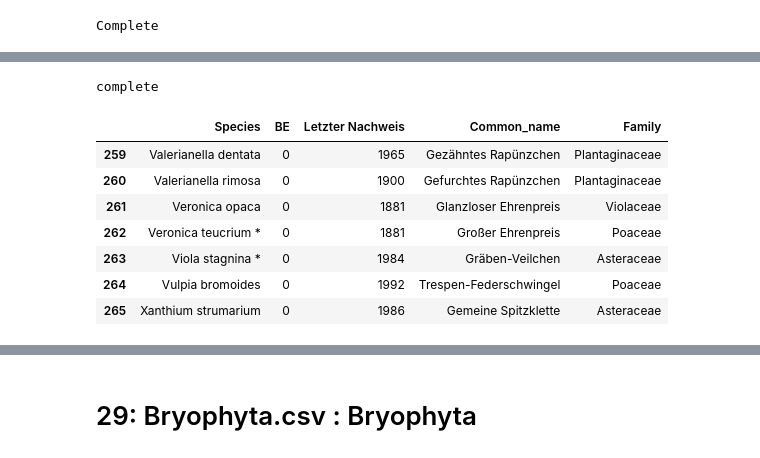
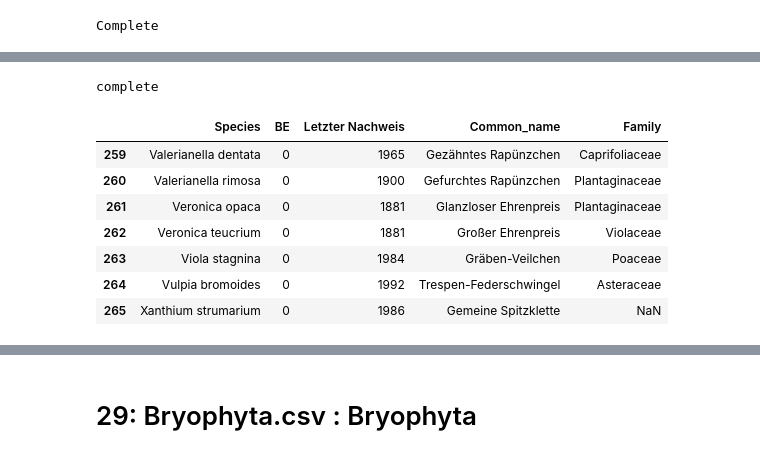
Before and after one commit to Zzzhenya/Berlin-red-list, a Jupyter notebook: Transformation/Raw_csv/Other.ipynb, the cells around one changed output, grey strips where cells are left out. Drawn from its saved outputs; the diff is of its cells as text; code cells hidden in the pictures.

```diff
--- a/Transformation/Raw_csv/Other.ipynb
+++ b/Transformation/Raw_csv/Other.ipynb
@@ -939,3 +939,8 @@ df.head()
 | 2 | Alchemilla plicata * | 0 | 1990 | Gefalteter Frauenmantel |
 | 3 | Alchemilla vulgaris s. str. | 0 | 1969 | Spitzlappiger Frauenmantel |
 | 4 | Alisma gramineum | 0 | 1950 | Grasblättriger Froschlöffel |
+# %%
+# Removing * from Species names
+df1 = df.Species.str.split(pat="*", n = 1, expand = True)
+df.Species = df1[0]
+df
@@ -945,3 +964,7 @@ df.head()
 #df1 = df.Species.str.split(pat=" ", n = 3, expand = True)
 #df.Species = df1[0].str.cat(df1[1], sep = " ")
 #df.head(10)
+# %%
+df["Species"] = df["Species"].str.replace("\n", '')
+
+df[df["Species"].str.contains("\n")]
@@ -947,0 +993,4 @@ df.head()
+# %%
+df["Common_name"] = df["Common_name"].str.replace("\n", ' ')
+
+df[df["Common_name"].str.contains("\n")]
@@ -1007,20 +1100,20 @@ gbif_data_missing["family"]
 Name: family, dtype: object
 # %%
-i = 264
+i = 251
 j = 0;
 while i < 266:
     df.at[i, "Family"] = gbif_data_missing["family"][j]
     i = i + 1
     j = j + 1
 print("complete")
 df.tail(7)
 # %% [output]
 complete
 |  | Species | BE | Letzter Nachweis | Common_name | Family |
-| 259 | Valerianella dentata | 0 | 1965 | Gezähntes Rapünzchen | Plantaginaceae |
+| 259 | Valerianella dentata | 0 | 1965 | Gezähntes Rapünzchen | Caprifoliaceae |
 | 260 | Valerianella rimosa | 0 | 1900 | Gefurchtes Rapünzchen | Plantaginaceae |
-| 261 | Veronica opaca | 0 | 1881 | Glanzloser Ehrenpreis | Violaceae |
-| 262 | Veronica teucrium * | 0 | 1881 | Großer Ehrenpreis | Poaceae |
-| 263 | Viola stagnina * | 0 | 1984 | Gräben-Veilchen | Asteraceae |
-| 264 | Vulpia bromoides | 0 | 1992 | Trespen-Federschwingel | Poaceae |
-| 265 | Xanthium strumarium | 0 | 1986 | Gemeine Spitzklette | Asteraceae |
+| 261 | Veronica opaca | 0 | 1881 | Glanzloser Ehrenpreis | Plantaginaceae |
+| 262 | Veronica teucrium | 0 | 1881 | Großer Ehrenpreis | Violaceae |
+| 263 | Viola stagnina | 0 | 1984 | Gräben-Veilchen | Poaceae |
+| 264 | Vulpia bromoides | 0 | 1992 | Trespen-Federschwingel | Asteraceae |
+| 265 | Xanthium strumarium | 0 | 1986 | Gemeine Spitzklette | NaN |
```
Also changed, not shown: parts of 31 cells of this notebook, 3 other files.
